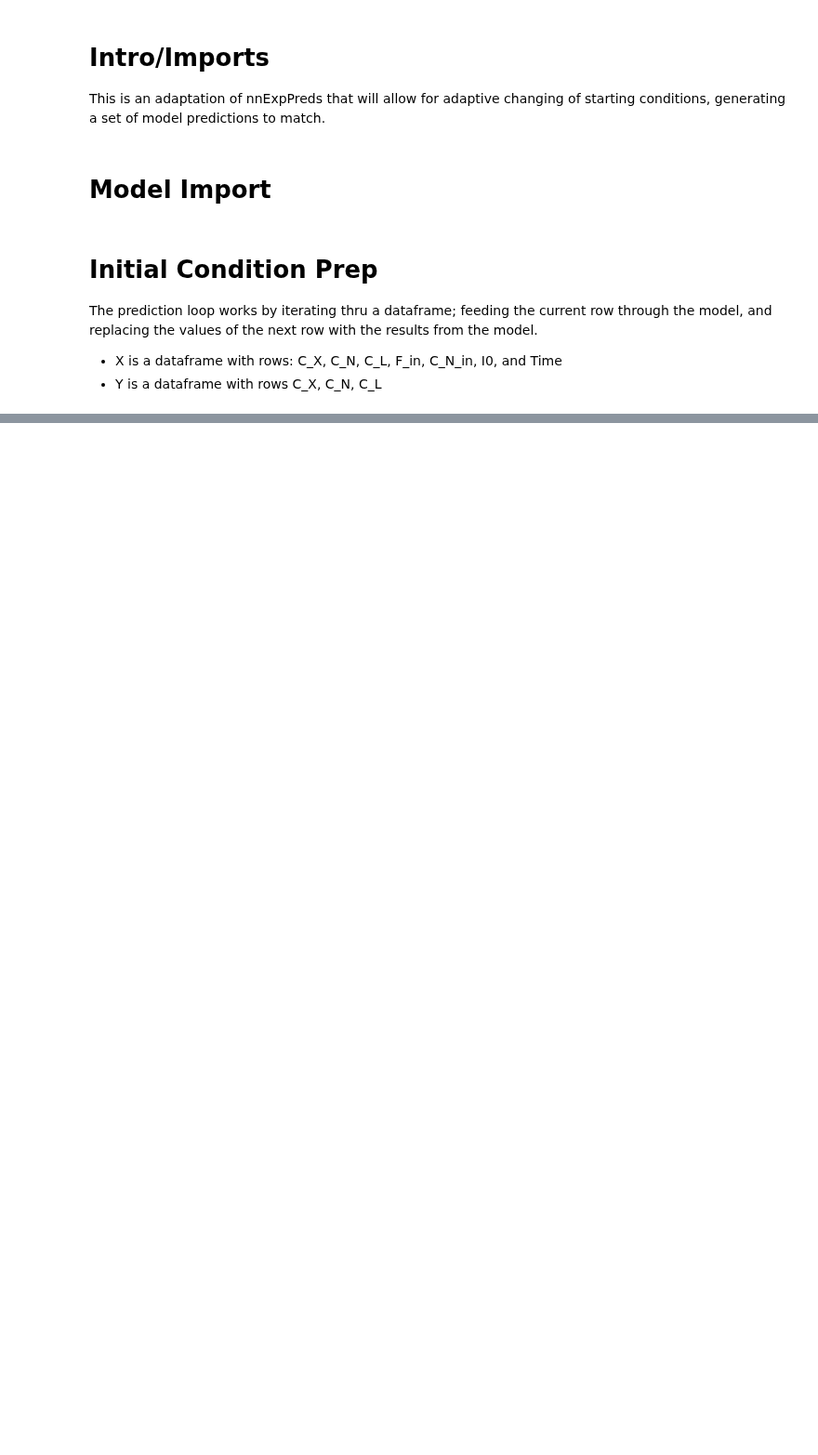
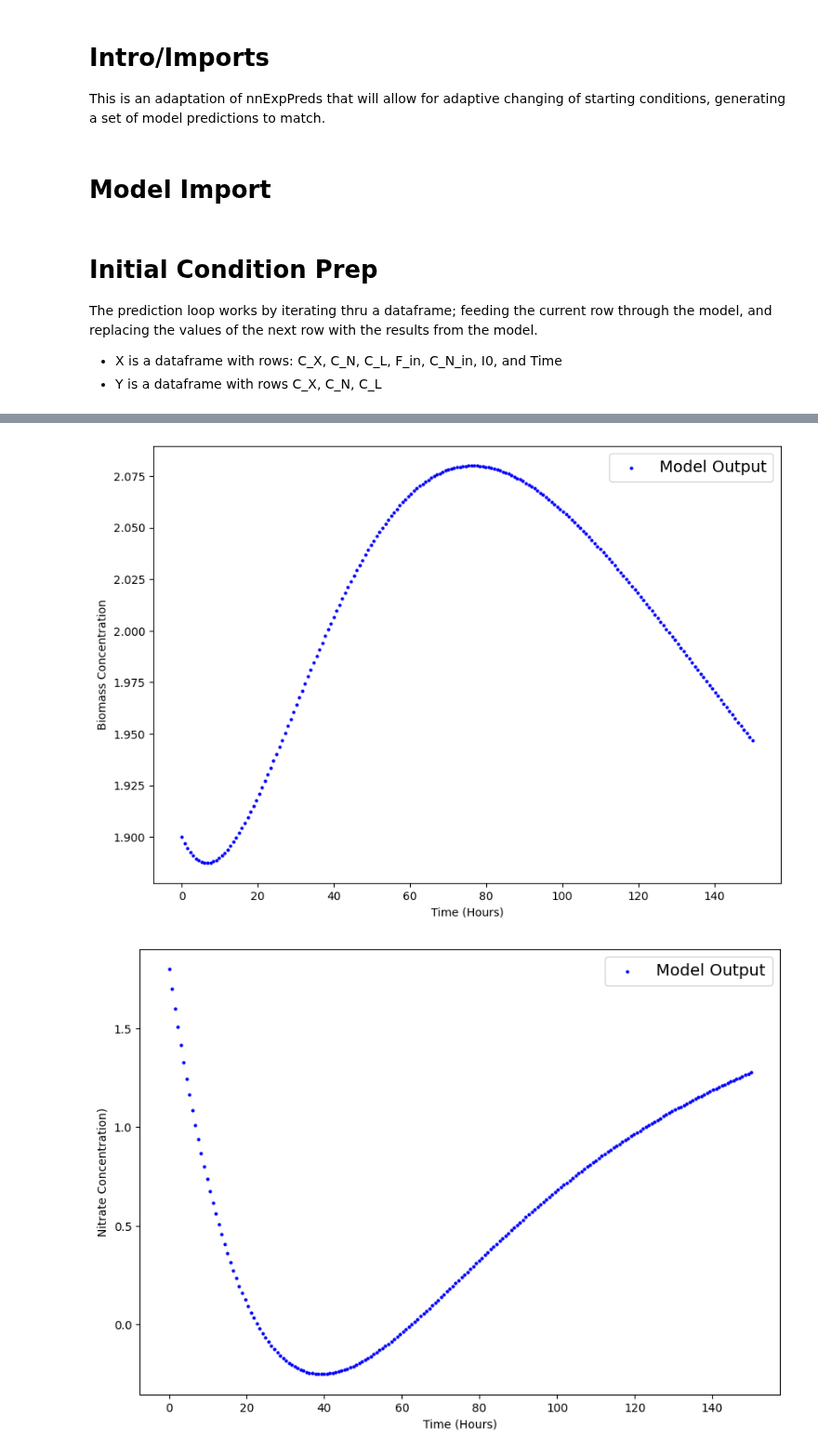
Before and after one commit to swamilikes2code/Python_based_Interactive_Scientific_Visualization, a Jupyter notebook: digital_lab_twin/maddie-nn/nnPrediction.ipynb, the cells around one changed output, grey strips where cells are left out. Shown at 93% size. Cells and saved outputs as stored; diff of their text form; code cells hidden in the pictures; blank space fills up the shorter version.

Commit message:
we now have predictions untethered from the original data! the veracity of those preds is questionable tho

```diff
--- a/digital_lab_twin/maddie-nn/nnPrediction.ipynb
+++ b/digital_lab_twin/maddie-nn/nnPrediction.ipynb
@@ -59,0 +96,32 @@ XDF['I0'][0] = I0_init
+# %%
+col = 0
+#quick visual just to see our data
+def plot_predictions(col = col,
+                     train_data=XTimes,
+                     train_labels=XDF):
+  """
+  Plots training data, test data and compares predictions.
+  """
+  plt.figure(figsize=(10, 7)) #create the base of our figure, figsize feeds in width/height in inches
+
+  # Plot training data in blue
+  plt.scatter(train_data, train_labels.iloc[:, col], c="b", s=4, label="Model Output") #c for color, s for size.
+
+  # Show the legend
+  plt.legend(prop={"size": 14});
+  #Axes labels
+  plt.xlabel("Time (Hours)")
+  match col:
+    case 0:
+      plt.ylabel("Biomass Concentration")
+    case 1:
+      plt.ylabel("Nitrate Concentration)")
+    case 2:
+      plt.ylabel("Lutein Concentration")
+
+plot_predictions(col=0)
+plot_predictions(col=1)
+plot_predictions(col=2)
+# %% [output]
+[figure, added]
+[figure, added]
```
Also changed, not shown: parts of 2 cells of this notebook, 2 other files.
